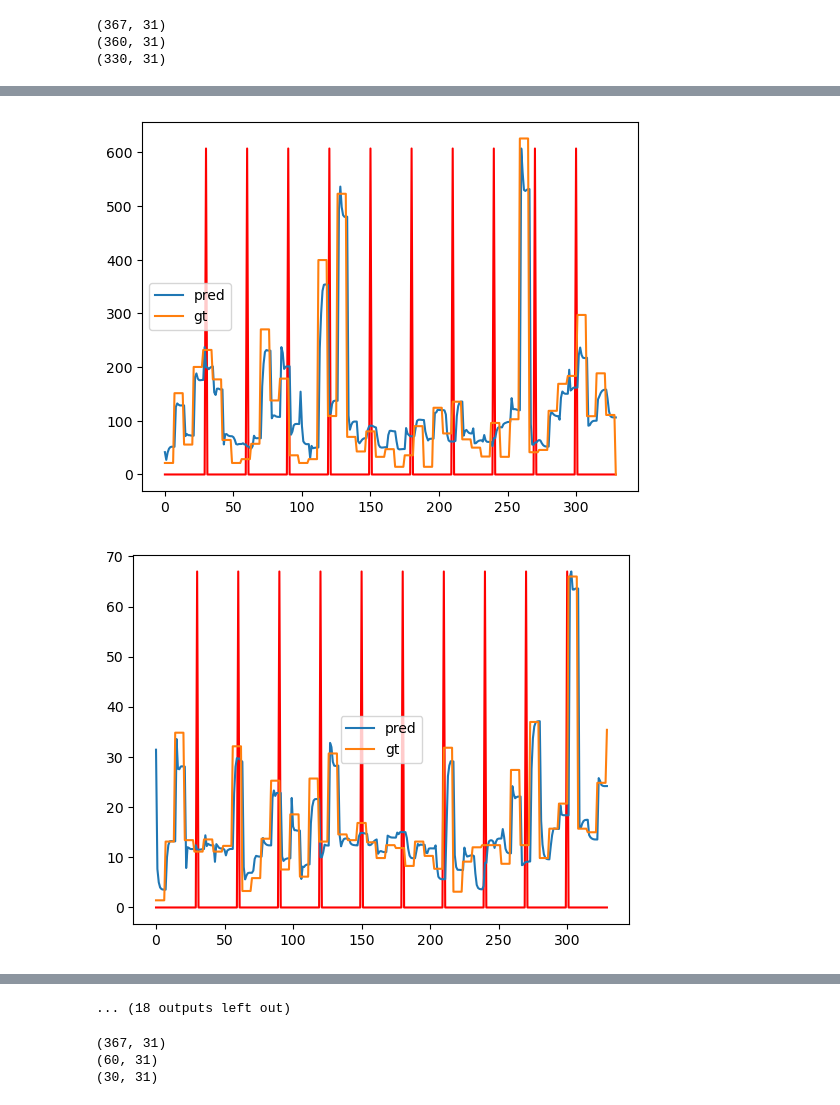
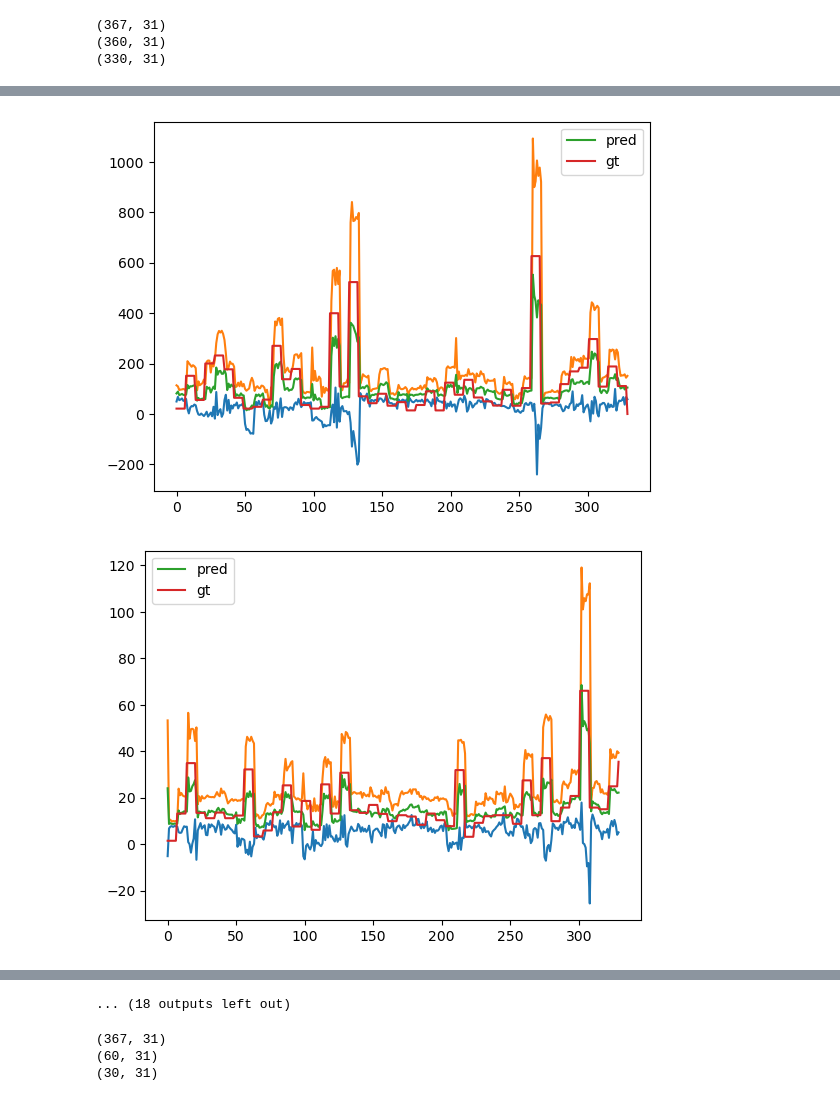
Before and after one commit to dkohlsdorf/sagemaker_experiments, a Jupyter notebook: notebooks/PrototypeDemandPrediction.ipynb, the cells around one changed output, grey strips where cells are left out. Saved outputs shown, nothing was run; the diff lists cells and outputs as text; code cells hidden in the pictures.

```diff
--- a/notebooks/PrototypeDemandPrediction.ipynb
+++ b/notebooks/PrototypeDemandPrediction.ipynb
@@ -756,13 +756,12 @@ import pickle as pkl
 import matplotlib.pyplot as plt
 from tensorflow.keras.models import *
 # %%
-def forecast_next_days(model, last_data, gt, use_gt=True, gt_every=30):
+def forecast_next_days(model, last_data, gt, use_gt=True, gt_every=30, use_dropout=False):
     predictions = []
     current_data = last_data
     data_received = []
     for i in range(len(gt)):
-        next_pred = model.predict(current_data.reshape(1, 30, current_data.shape[1]))
-
+        next_pred = model(current_data.reshape(1, 30, current_data.shape[1]), training=use_dropout)
 
         x = next_pred[0]
         predictions.append(x)
@@ -806,6 +805,7 @@ print(ground_truth.shape)
 (360, 31)
 (330, 31)
 # %%
-forecast, dr = forecast_next_days(model, history, ground_truth)
-forecast_inverse = scaler.inverse_transform(forecast)
-ground_truth = scaler.inverse_transform(ground_truth)
+fcs = []
+for i in range(0, 25):
+    forecast, dr = forecast_next_days(model, history, ground_truth, True, use_dropout=True)
+    fcs.append(forecast)
@@ -830,9 +812,28 @@ ground_truth = scaler.inverse_transform(ground_truth)
+# %%
+mean = fcs[0]
+for i in range(1, len(fcs)):
+    mean += fcs[i]
+mean /= len(fcs)
+
+std = np.square(fcs[0] - mean)
+for i in range(1, len(fcs)):
+    std += np.square(fcs[i] - mean)
+std /= len(fcs)
+std = np.sqrt(std)
+# %%
+forecast_inverse = scaler.inverse_transform(mean)
+confidence_inverse = scaler.inverse_transform(std)
+ground_truth = scaler.inverse_transform(ground_truth)
 # %%
 forecast_inverse[forecast_inverse > 5000] = 5000
 for i in range(1, 31):
-    plt.plot(dr * max(forecast_inverse[:, i]), color='r')
+
+    plt.plot(forecast_inverse[:, i] - 3 * confidence_inverse[:, i])
+    plt.plot(forecast_inverse[:, i] + 3 * confidence_inverse[:, i])
+
     plt.plot(forecast_inverse[:, i], label = 'pred')
     plt.plot(ground_truth[:, i], label = 'gt')
     plt.legend()
+
     plt.show()
 # %% [output]
@@ -842,2 +843,2 @@ for i in range(1, 31):
-[figure, old version]
+[figure, new version]
-[figure, old version]
+[figure, new version]
```
Also changed, not shown: parts of 10 cells of this notebook.
